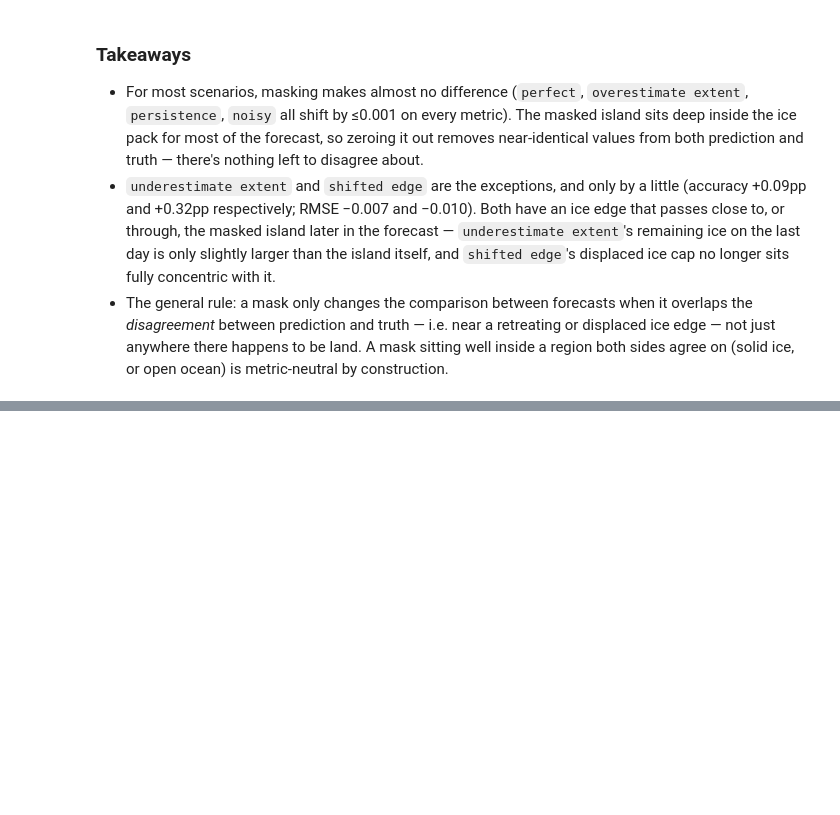
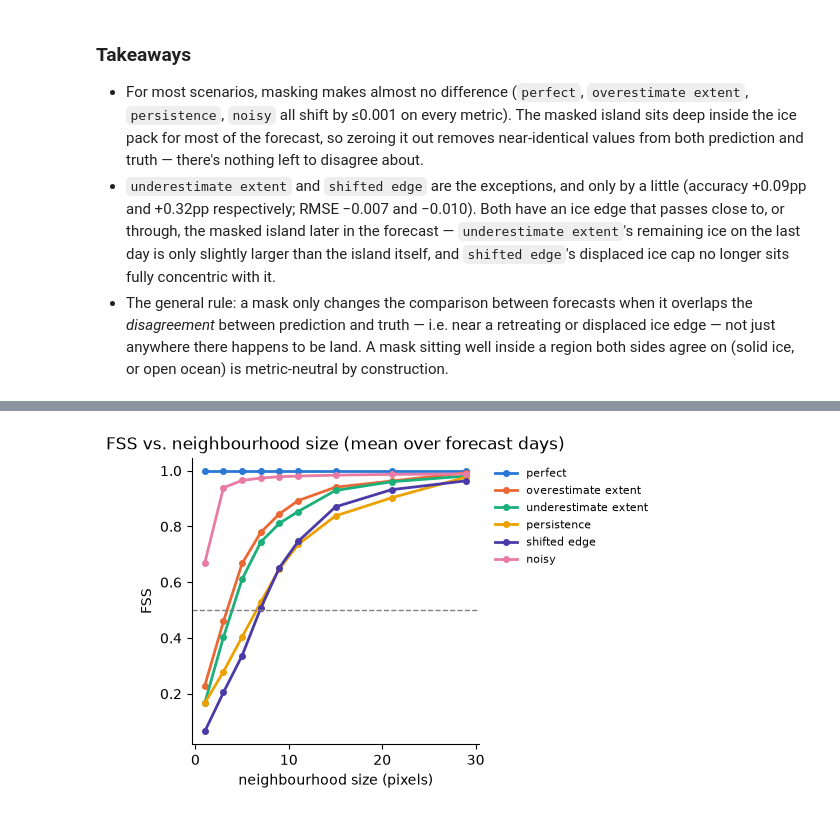
Before and after one commit to alan-turing-institute/icenet-mp, a Jupyter notebook: notebooks/metrics_examples.ipynb, the cells around one changed output, grey strips where cells are left out. Cells and saved outputs as stored; diff of their text form; code cells hidden in the pictures; blank space fills up the shorter version.

```diff
--- a/notebooks/metrics_examples.ipynb
+++ b/notebooks/metrics_examples.ipynb
@@ -408,0 +468,30 @@ plt.show()
+# %%
+NEIGHBORHOOD_SIZES = [1, 3, 5, 7, 9, 11, 15, 21, 29]
+
+fss_by_neighborhood: dict[str, list[float]] = {name: [] for name in scenarios}
+for n in NEIGHBORHOOD_SIZES:
+    for name, pred_t in scenario_tensors.items():
+        metric = FractionalSkillScorePerForecastDay(neighborhood_size=n)
+        metric.update(pred_t, truth_t)
+        fss_by_neighborhood[name].append(metric.compute().mean().item())
+
+fig, ax = plt.subplots(figsize=(5.2, 3.6), constrained_layout=True)
+for scenario_name in scenarios:
+    ax.plot(
+        NEIGHBORHOOD_SIZES,
+        fss_by_neighborhood[scenario_name],
+        marker="o",
+        markersize=4,
+        linewidth=2,
+        color=SCENARIO_COLORS[scenario_name],
+        label=scenario_name,
+    )
+ax.axhline(0.5, color="grey", linestyle="--", linewidth=1)
+ax.set_title("FSS vs. neighbourhood size (mean over forecast days)")
+ax.set_xlabel("neighbourhood size (pixels)")
+ax.set_ylabel("FSS")
+ax.spines[["top", "right"]].set_visible(False)
+ax.legend(loc="upper left", bbox_to_anchor=(1.02, 1.0), frameon=False, fontsize=8)
+plt.show()
+# %% [output]
+[figure, added]
```
Also changed, not shown: parts of 5 cells of this notebook.
